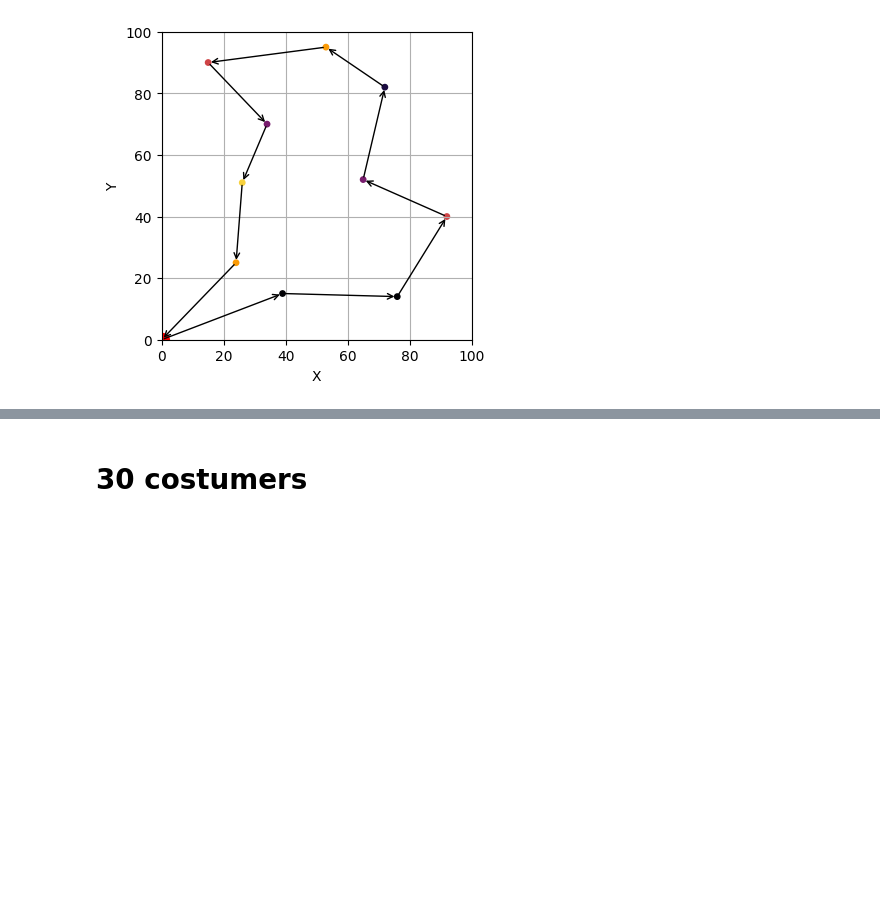
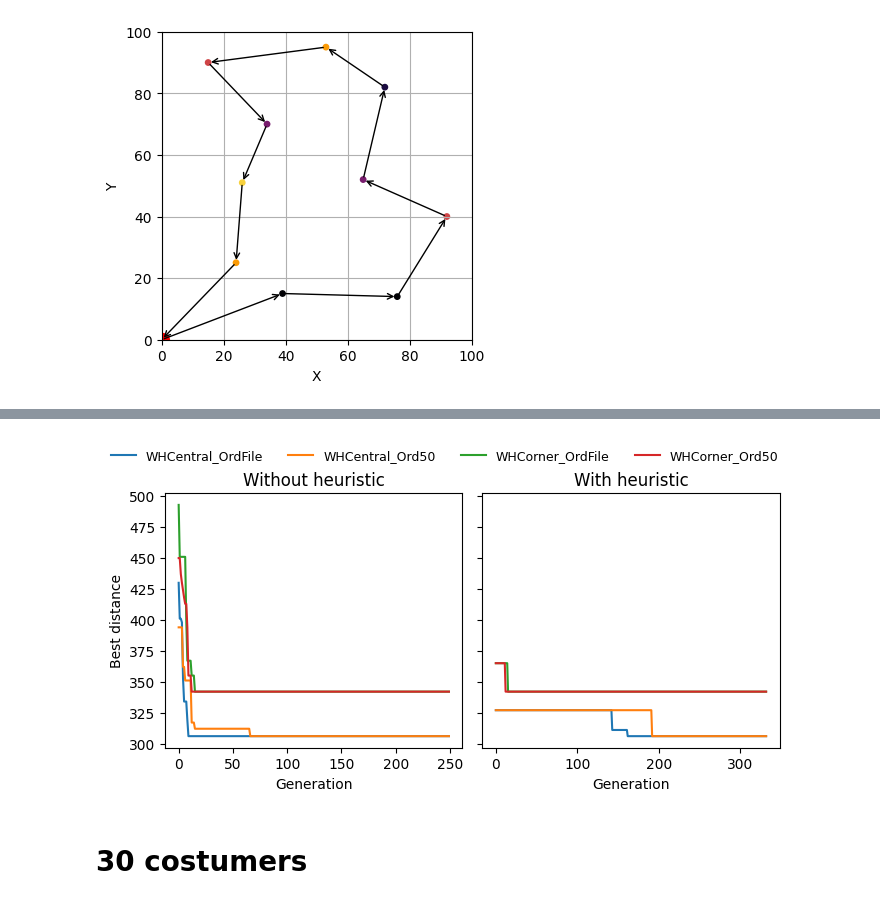
Before and after one commit to bernardo-silva/ComputationalIntelligence-project2, a Jupyter notebook: results.ipynb, the cells around one changed output, grey strips where cells are left out. Saved outputs shown, nothing was run; the diff lists cells and outputs as text; code cells hidden in the pictures; blank space fills up the shorter version.

```diff
--- a/results.ipynb
+++ b/results.ipynb
@@ -509,3 +508,23 @@ ax.legend()
+# %%
+fig, ax = plt.subplots(ncols=2,figsize=(7,3.5),sharey=True)
+
+ax[0].set(xlabel="Generation", ylabel="Best distance", title="Without heuristic")
+ax[1].set(xlabel="Generation", title="With heuristic")
+
+ax[0].plot(result10WHCentralOrdFile["best_evolution"], label="WHCentral_OrdFile")
+ax[0].plot(result10WHCentralOrd50["best_evolution"],   label="WHCentral_Ord50")
+ax[0].plot(result10WHCornerOrdFile["best_evolution"],  label="WHCorner_OrdFile")
+ax[0].plot(result10WHCornerOrd50["best_evolution"],    label="WHCorner_Ord50")
+
+ax[1].plot(result10WHCentralOrdFileH["best_evolution"])
+ax[1].plot(result10WHCentralOrd50H["best_evolution"])
+ax[1].plot(result10WHCornerOrdFileH["best_evolution"])
+ax[1].plot(result10WHCornerOrd50H["best_evolution"])
+
+fig.legend(ncol=4,bbox_to_anchor=(0.5,1),loc="center",frameon=False,fontsize=9)
+plt.tight_layout()
+# %% [output]
+[figure, added]
 # %% [markdown]
 # 30 costumers
 # %%
```
Also changed, not shown: parts of 11 cells of this notebook, 8 other files.
